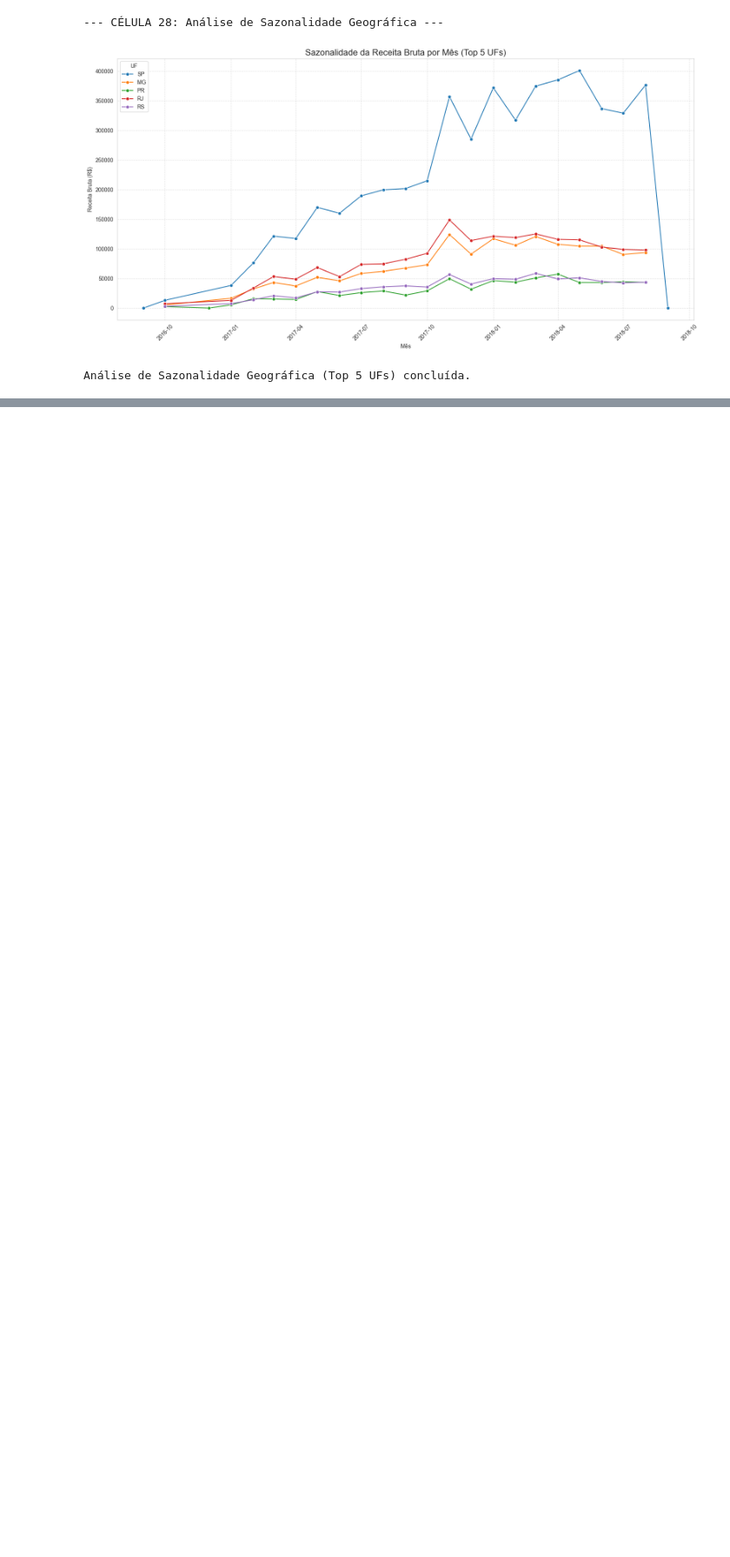
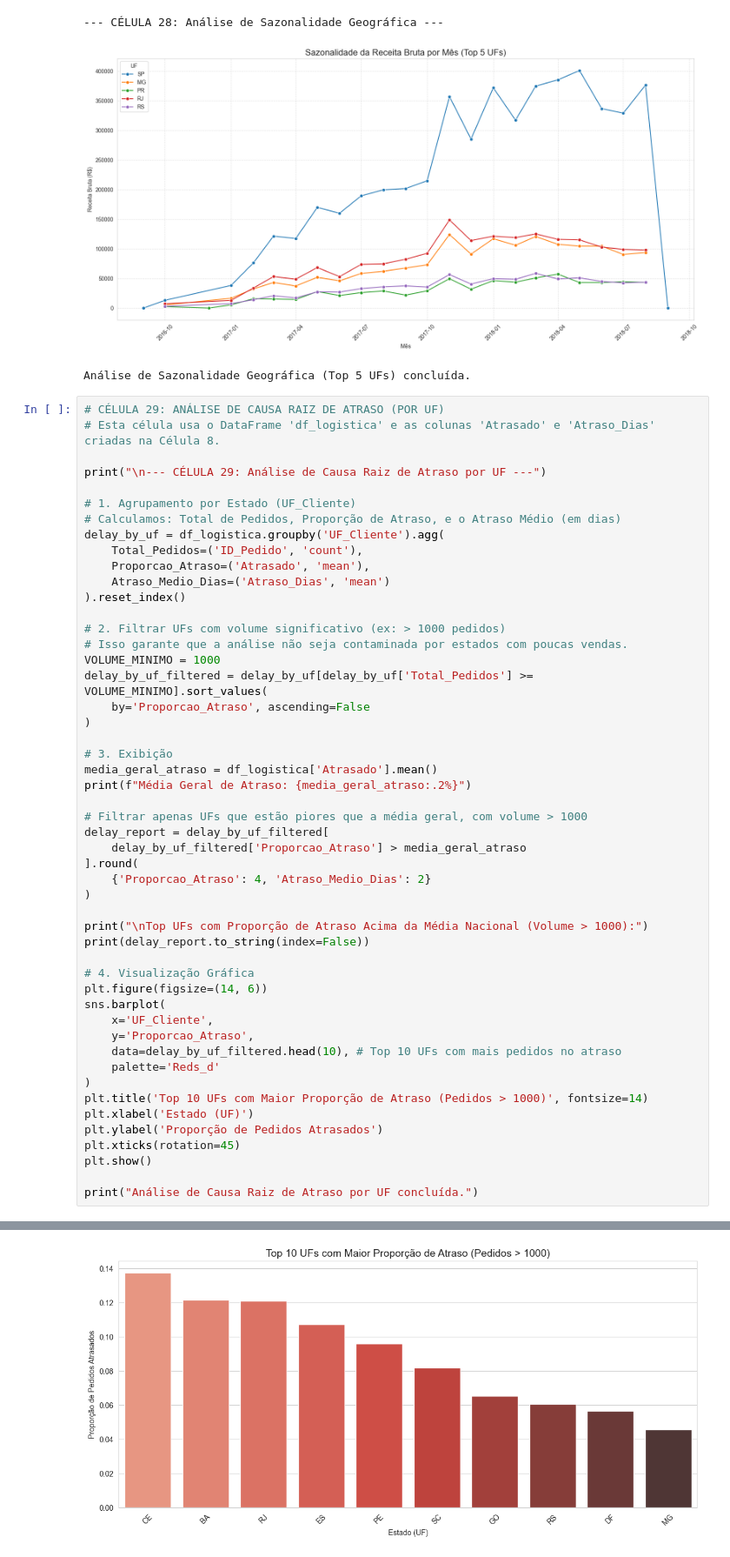
Before and after one commit to ManueleMacedo/analise-ecommerce-olist, a Jupyter notebook: Analise_Olist_Principal.ipynb, the cells around one changed output, grey strips where cells are left out. Shown at 87% size. Drawn from its saved outputs; the diff is of its cells as text; blank space fills up the shorter version.

```diff
--- a/Analise_Olist_Principal.ipynb
+++ b/Analise_Olist_Principal.ipynb
@@ -772,3 +772,54 @@ print("Análise de Sazonalidade Geográfica (Top 5 UFs) concluída.")
 --- CÉLULA 28: Análise de Sazonalidade Geográfica ---
 [figure]
 Análise de Sazonalidade Geográfica (Top 5 UFs) concluída.
+# %%
+# CÉLULA 29: ANÁLISE DE CAUSA RAIZ DE ATRASO (POR UF)
+# Esta célula usa o DataFrame 'df_logistica' e as colunas 'Atrasado' e 'Atraso_Dias' criadas na Célula 8.
+
+print("\n--- CÉLULA 29: Análise de Causa Raiz de Atraso por UF ---")
+
+# 1. Agrupamento por Estado (UF_Cliente)
+# Calculamos: Total de Pedidos, Proporção de Atraso, e o Atraso Médio (em dias)
+delay_by_uf = df_logistica.groupby('UF_Cliente').agg(
+    Total_Pedidos=('ID_Pedido', 'count'),
+    Proporcao_Atraso=('Atrasado', 'mean'),
+    Atraso_Medio_Dias=('Atraso_Dias', 'mean')
+).reset_index()
+
+# 2. Filtrar UFs com volume significativo (ex: > 1000 pedidos)
+# Isso garante que a análise não seja contaminada por estados com poucas vendas.
+VOLUME_MINIMO = 1000
+delay_by_uf_filtered = delay_by_uf[delay_by_uf['Total_Pedidos'] >= VOLUME_MINIMO].sort_values(
+    by='Proporcao_Atraso', ascending=False
+)
+
+# 3. Exibição
+media_geral_atraso = df_logistica['Atrasado'].mean()
+print(f"Média Geral de Atraso: {media_geral_atraso:.2%}")
+
+# Filtrar apenas UFs que estão piores que a média geral, com volume > 1000
+delay_report = delay_by_uf_filtered[
+    delay_by_uf_filtered['Proporcao_Atraso'] > media_geral_atraso
+].round(
+    {'Proporcao_Atraso': 4, 'Atraso_Medio_Dias': 2}
+)
+
+print("\nTop UFs com Proporção de Atraso Acima da Média Nacional (Volume > 1000):")
+print(delay_report.to_string(index=False))
+
+# 4. Visualização Gráfica
+plt.figure(figsize=(14, 6))
+sns.barplot(
+    x='UF_Cliente',
+    y='Proporcao_Atraso',
+    data=delay_by_uf_filtered.head(10), # Top 10 UFs com mais pedidos no atraso
+    palette='Reds_d'
+)
+plt.title('Top 10 UFs com Maior Proporção de Atraso (Pedidos > 1000)', fontsize=14)
+plt.xlabel('Estado (UF)')
+plt.ylabel('Proporção de Pedidos Atrasados')
+plt.xticks(rotation=45)
+plt.show()
+
+print("Análise de Causa Raiz de Atraso por UF concluída.")
+# %% [output]
@@ -774,0 +840 @@ Análise de Sazonalidade Geográfica (Top 5 UFs) concluída.
+[figure, added]
```
Also changed, not shown: parts of 1 cell of this notebook.
